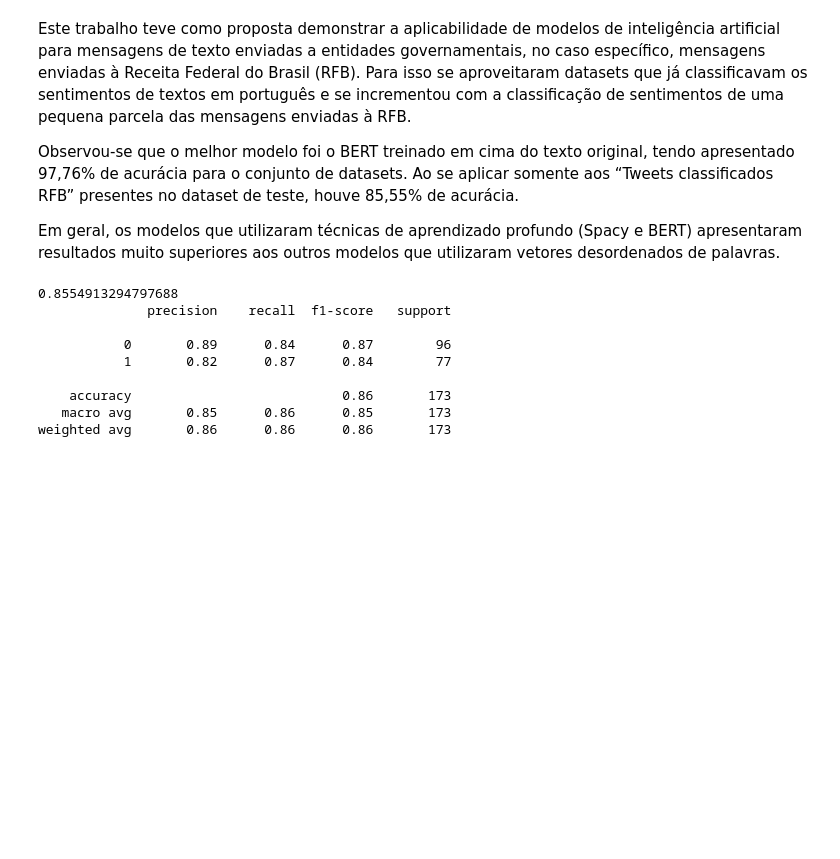
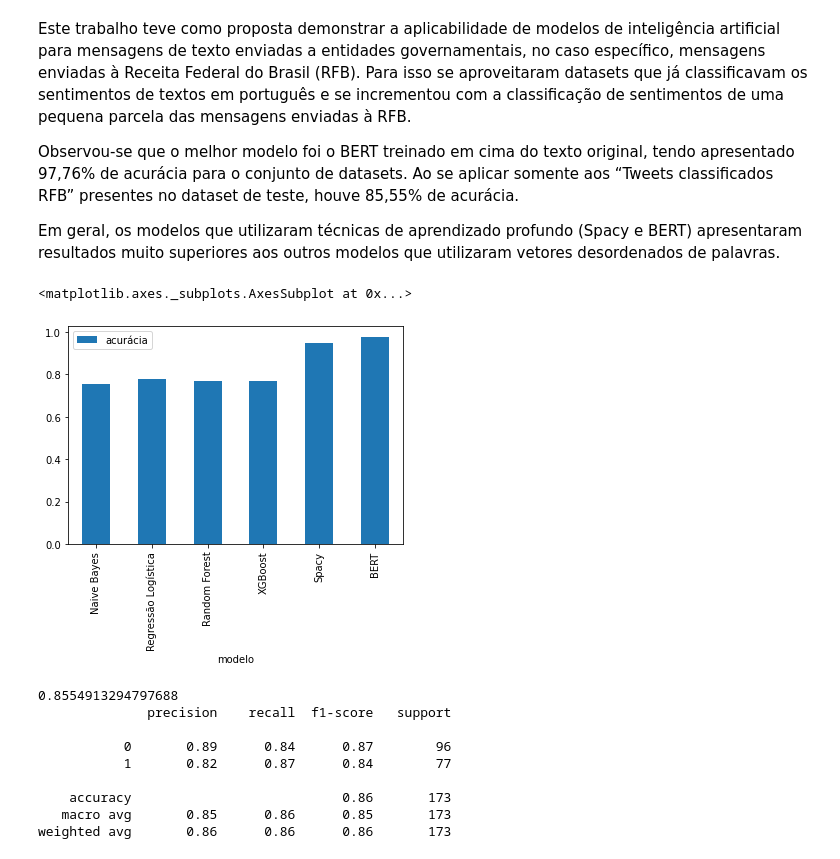
Before and after one commit to morellon/tcc-thiagomorello, a Jupyter notebook: tcc_thiagomorello.ipynb, the cells around one changed output. Drawn from its saved outputs; the diff is of its cells as text; code cells hidden in the pictures; blank space fills up the shorter version.

Commit message:
Adds comparative accuracy chart

```diff
--- a/tcc_thiagomorello.ipynb
+++ b/tcc_thiagomorello.ipynb
@@ -1989,6 +1989,23 @@ Este trabalho teve como proposta demonstrar a aplicabilidade de modelos de intel
 Observou-se que o melhor modelo foi o BERT treinado em cima do texto original, tendo apresentado 97,76% de acurácia para o conjunto de datasets. Ao se aplicar somente aos “Tweets classificados RFB” presentes no dataset de teste, houve 85,55% de acurácia.
 
 Em geral, os modelos que utilizaram técnicas de aprendizado profundo (Spacy e BERT) apresentaram resultados muito superiores aos outros modelos que utilizaram vetores desordenados de palavras.
+# %%
+# Gera gráfico comparativo da acurácia dos modelos
+
+models = [
+  {"modelo": "Naive Bayes", "acurácia": 0.7530},
+  {"modelo": "Regressão Logística","acurácia": 0.7796},
+  {"modelo": "Random Forest","acurácia": 0.7679},
+  {"modelo": "XGBoost","acurácia": 0.7709},
+  {"modelo": "Spacy","acurácia": 0.9507},
+  {"modelo": "BERT","acurácia": 0.9776}
+]
+
+df = pd.DataFrame(models)
+df.plot(kind="bar", x="modelo")
+# %% [output]
+<matplotlib.axes._subplots.AxesSubplot at 0x...>
+[figure, added]
 # %%
 # Executa as previsões somente sobre os dados do
 # dataset "Tweets classificados RFB"
```
